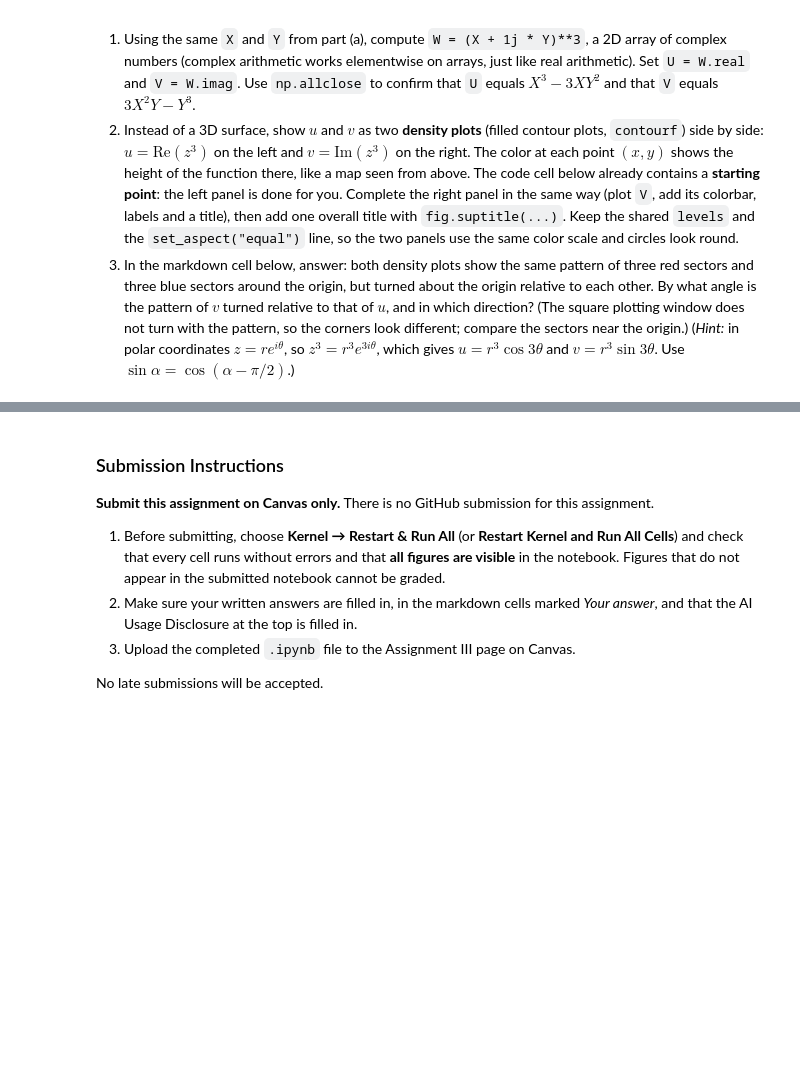
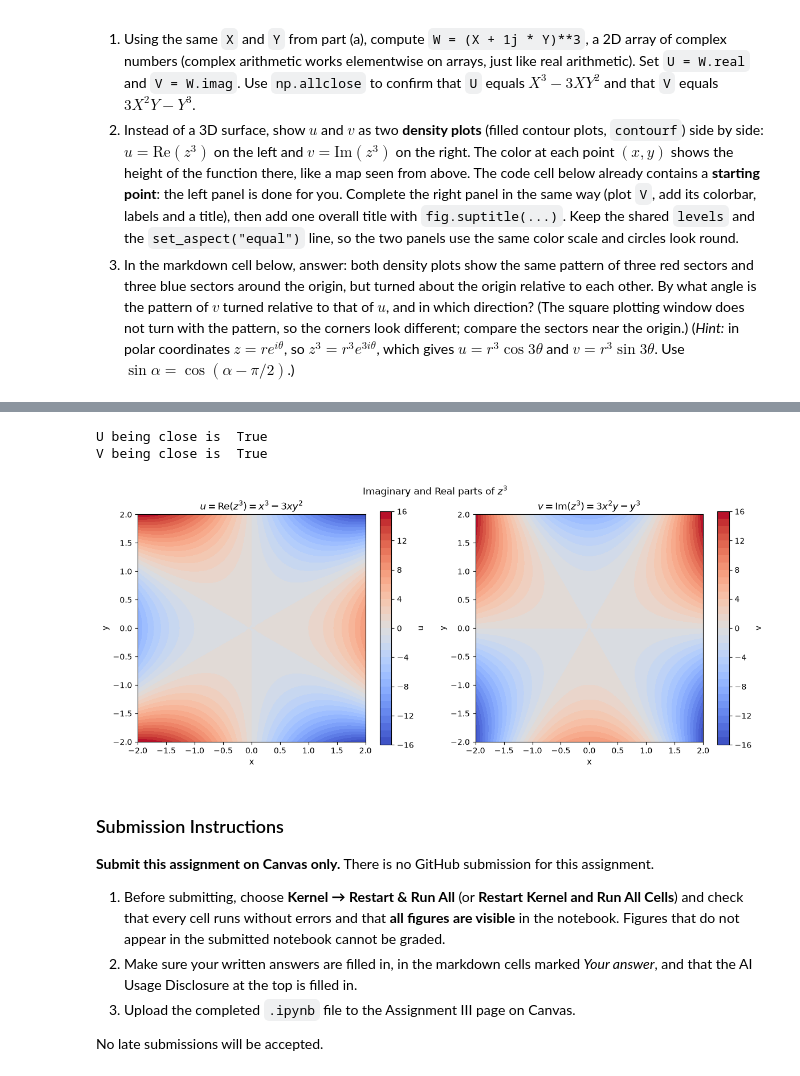
Before and after one commit to silasProgram/Math300_ClassRepo, a Jupyter notebook: assignments/assignmentIII.ipynb, the cells around one changed output, grey strips where cells are left out. Drawn from its saved outputs; the diff is of its cells as text; code cells hidden in the pictures; blank space fills up the shorter version.

```diff
--- a/assignments/assignmentIII.ipynb
+++ b/assignments/assignmentIII.ipynb
@@ -199,3 +294,44 @@ plt.show()
+# %%
+# TODO: your code for Q3(b) here
+# Step 1: compute W, U, V and check them with np.allclose (your code)
+W = (X+1j*Y)**3
+U = W.real
+V = W.imag
+print("U being close is ",np.allclose(U, X**3-3*X*Y**2))
+print("V being close is ",np.allclose(V, 3*X**2*Y-Y**3))
+
+
+# Step 2: density plots (starting point: the left panel is done, complete the right panel)
+levels = np.linspace(-16, 16, 33)              # the same color levels for both panels
+fig, axs = plt.subplots(1, 2, figsize=(12, 5))
+
+cf0 = axs[0].contourf(X, Y, U, levels=levels, cmap="coolwarm")   # filled contour ("density") plot of U
+fig.colorbar(cf0, ax=axs[0], label="u")
+axs[0].set_xlabel("x")
+axs[0].set_ylabel("y")
+axs[0].set_title(r"$u = \mathrm{Re}(z^3) = x^3 - 3xy^2$")
+axs[0].set_aspect("equal")                     # one unit in x has the same length as one unit in y
+
+# TODO: the right panel axs[1], showing V in the same way
+cf1 = axs[1].contourf(X,Y,V, levels = levels, cmap = "coolwarm")
+fig.colorbar(cf1, ax = axs[1], label = "v")
+axs[1].set_xlabel("x")
+axs[1].set_ylabel("y")
+axs[1].set_title(r"$v = \mathrm{Im}(z^3) = 3x^2y-y^3$")
+axs[1].set_aspect("equal")
+
+
+
+
+
+# TODO: an overall title with fig.suptitle(...)
+fig.suptitle(r"Imaginary and Real parts of $z^3$")
+plt.tight_layout()
+plt.show()
+# %% [output]
+U being close is  True
+V being close is  True
+[figure, added]
 # %% [markdown]
 ### Submission Instructions
 
```
Also changed, not shown: parts of 12 cells of this notebook, 2 other files.
